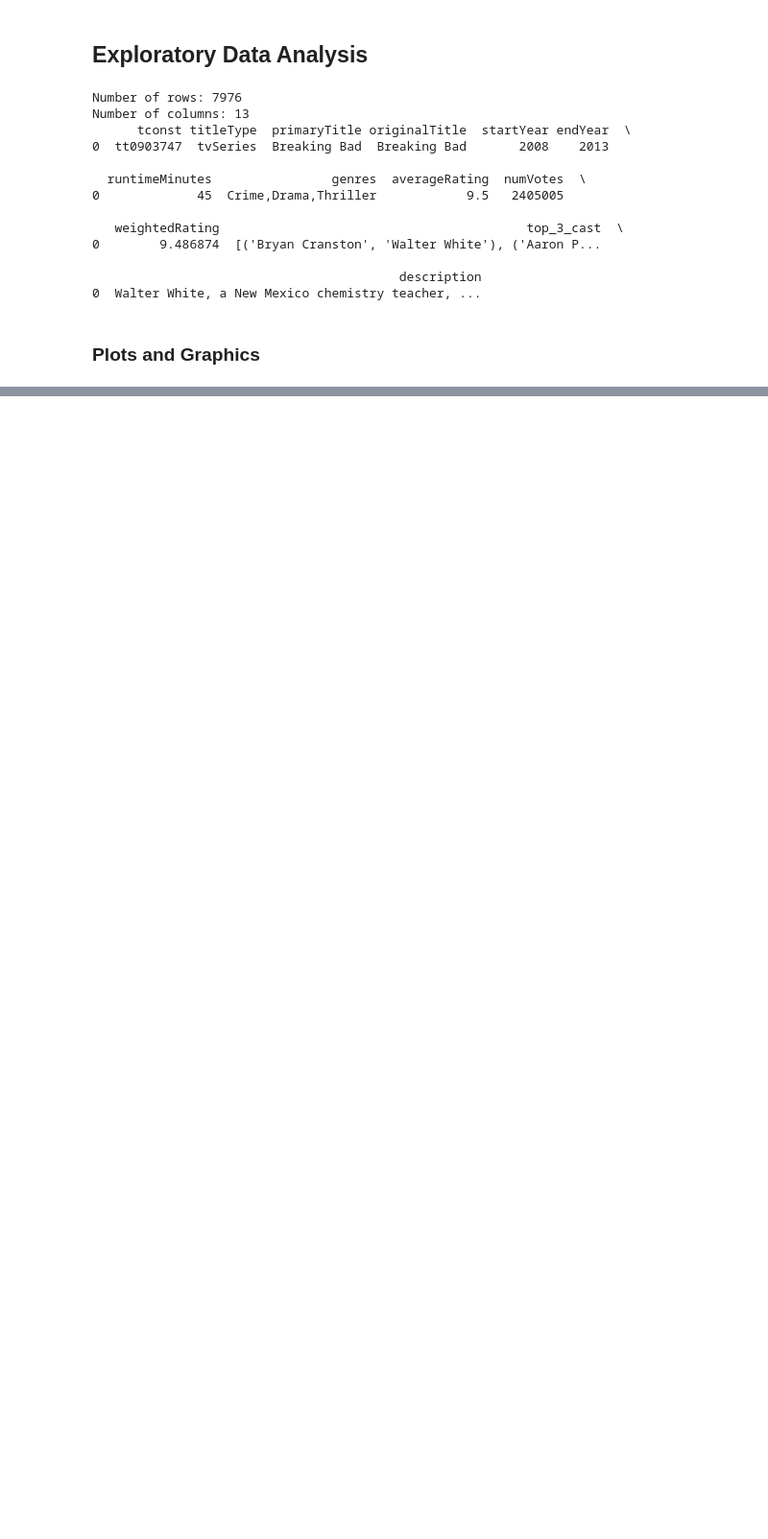
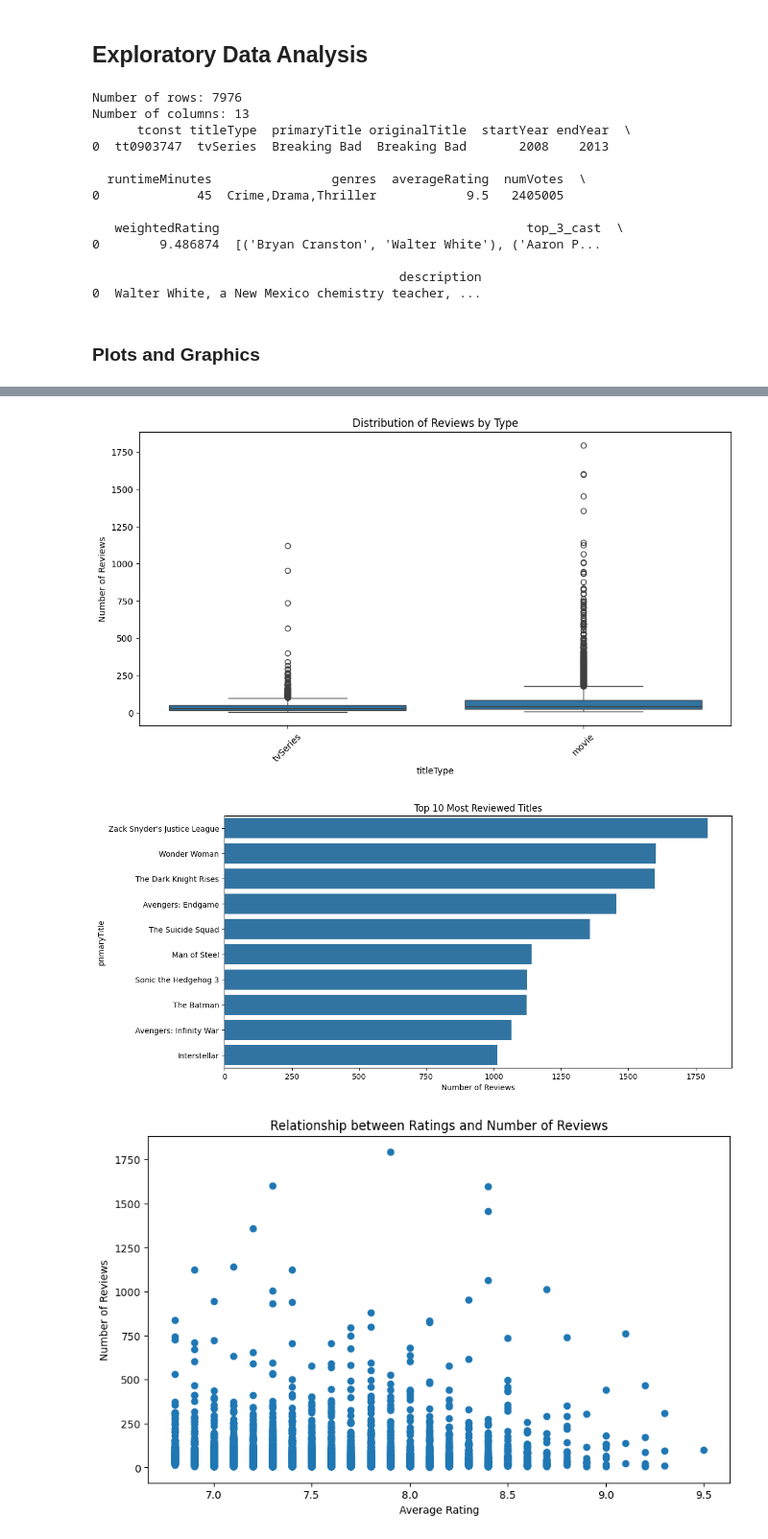
Before and after one commit to FranciscoAlves124/PRI, a Jupyter notebook: eda.ipynb, the cells around one changed output, grey strips where cells are left out. Shown at 96% size. Drawn from its saved outputs; the diff is of its cells as text; code cells hidden in the pictures; blank space fills up the shorter version.

Commit message:
EDA & reviews_cleaning file update

```diff
--- a/eda.ipynb
+++ b/eda.ipynb
@@ -63,0 +66,64 @@ plt.show()
+# %%
+import pandas as pd
+import matplotlib.pyplot as plt
+import seaborn as sns
+
+# Read the datasets
+data = pd.read_csv('data/FinalData.tsv', sep='\t')
+reviews = pd.read_csv('data/FinalReviews.csv')
+
+# 1. Basic Analysis of Reviews per Title
+reviews_per_title = reviews.groupby('review_tconst').size().reset_index(name='review_count')
+title_reviews = data.merge(reviews_per_title, left_on='tconst', right_on='review_tconst', how='left')
+
+# Plot distribution of reviews by type
+plt.figure(figsize=(12, 6))
+sns.boxplot(data=title_reviews, x='titleType', y='review_count')
+plt.title('Distribution of Reviews by Type')
+plt.xticks(rotation=45)
+plt.ylabel('Number of Reviews')
+plt.show()
+
+# 2. Top 10 Most Reviewed Titles
+top_reviewed = title_reviews.nlargest(10, 'review_count')
+plt.figure(figsize=(12, 6))
+sns.barplot(data=top_reviewed, x='review_count', y='primaryTitle')
+plt.title('Top 10 Most Reviewed Titles')
+plt.xlabel('Number of Reviews')
+plt.show()
+
+# 3. Reviews vs Rating Analysis
+plt.figure(figsize=(10, 6))
+plt.scatter(title_reviews['averageRating'], title_reviews['review_count'])
+plt.xlabel('Average Rating')
+plt.ylabel('Number of Reviews')
+plt.title('Relationship between Ratings and Number of Reviews')
+plt.show()
+
+# 4. Reviews by Genre
+# First, split the genres and create separate rows
+genres_split = title_reviews.assign(genres=title_reviews['genres'].str.split(',')).explode('genres')
+genre_reviews = genres_split.groupby('genres')['review_count'].mean().sort_values(ascending=False)
+
+plt.figure(figsize=(12, 6))
+genre_reviews.plot(kind='bar')
+plt.title('Average Number of Reviews by Genre')
+plt.xticks(rotation=45)
+plt.ylabel('Average Number of Reviews')
+plt.show()
+
+# 5. Print Summary Statistics
+print("\nSummary Statistics:")
+print(f"Total number of reviews: {len(reviews)}")
+print(f"Average reviews per title: {title_reviews['review_count'].mean():.2f}")
+print(f"Median reviews per title: {title_reviews['review_count'].median():.2f}")
+print("\nReviews by Title Type:")
+print(title_reviews.groupby('titleType')['review_count'].describe())
+
+# 6. Correlation between ratings and reviews
+correlation = title_reviews['averageRating'].corr(title_reviews['review_count'])
+print(f"\nCorrelation between ratings and number of reviews: {correlation:.2f}")
+# %% [output]
+[figure, added]
+[figure, added]
+[figure, added]
```
Also changed, not shown: parts of 7 cells of this notebook, 1 other file.
